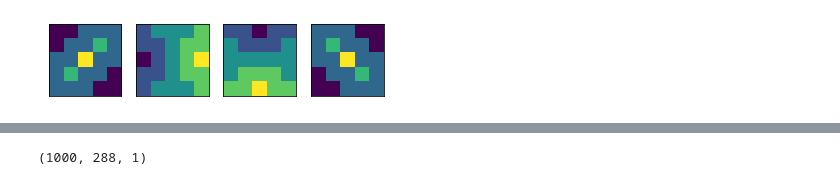
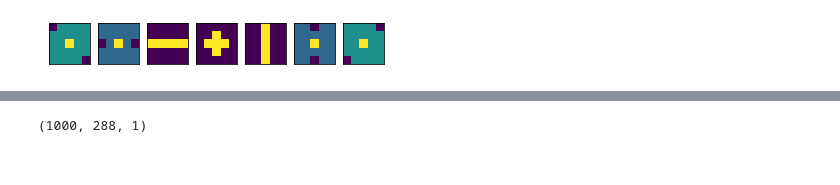
Before and after one commit to 8const/convnet, a Jupyter notebook: clean_simple_one.ipynb, the cells around one changed output, grey strips where cells are left out. Saved outputs shown, nothing was run; the diff lists cells and outputs as text; code cells hidden in the pictures.

Commit message:
trying more kernels

```diff
--- a/clean_simple_one.ipynb
+++ b/clean_simple_one.ipynb
@@ -26,62 +26,59 @@ Y_test = np.load("/home/const/convnet/Y_test.npy")
 # %%
 #these kernals probably suck
 kernels = np.array(
     [
-    np.array([[-1,-1, 0, 0, 0],
-              [-1, 0, 0, 1, 0],
-              [0, 0, 2, 0, 0],
-              [0, 1, 0, 0, -1],
-              [0, 0, 0, -1,-1]]),
+    np.array([[-1,0, 0, 0, 0],
+              [0, 0, 0, 0, 0],
+              [0, 0, 1, 0, 0],
+              [0, 0, 0, 0, 0],
+              [0, 0, 0, 0,-1]]),
 
- #$   np.array([[0, 0, 0, 0, 0],
- #$             [0, 0, 0, 1, 0],
-   #$           [0, 0, 1, 0, 0],
-     #$         [0, 1, 0, 0, 0],
-       #$       [0, 0, 0, 0, 0]]) / 3,
+    np.array([[0, 0, 0, 0, 0],
+              [0, 0, 0, 0, 0],
+              [-0.5, 0,1, 0, -0.5],
+              [0, 0, 0, 0, 0],
+              [0, 0, 0, 0, 0]]),
 
-    np.array([[-1, 0, 0, 0, 1],
-              [-1, -1, 0, 1, 1],
-              [-2,-1,0, 1, 2],
-              [-1, -1, 0, 1, 1],
-              [-1, 0, 0, 0, 1]]),
 
-  #$  np.array([[0, 0, 1, 0, 0],
-    #$          [0, 0, 1, 0, 0],
-      #$        [0, 1, 1, 1, 0],
-        #$      [0, 0, 1, 0, 0],
-          #$    [0, 0, 1, 0, 0]]) / 7,
+    np.array([[0, 0, 0, 0, 0],
+              [0, 0, 0, 0, 0],
+              [1, 1, 1, 1, 1],
+              [0, 0, 0, 0, 0],
+              [0, 0, 0, 0, 0]])/5,
 
-  #$  np.array([[0, 0, 0, 0, 0],
-    #$          [0, 0, 1, 0, 0],
-      #$        [1, 1, 1, 1, 1],
-        #$      [0, 0, 1, 0, 0],
-          #$    [0, 0, 0, 0, 0]]) / 7,
 
-    np.array([[-1, -1, -2, -1, -1],
-              [0, -1, -1, -1, 0],
+    np.array([[0, 0, 0, 0, 0],
+              [0, 0, 1, 0, 0],
+              [0, 1, 1, 1, 0],
+              [0, 0, 1, 0, 0],
+              [0, 0, 0, 0, 0]])/5,
+
+
+    np.array([[0, 0, 1, 0, 0],
+              [0, 0, 1, 0, 0],
+              [0, 0, 1, 0, 0],
+              [0, 0, 1, 0, 0],
+              [0, 0, 1, 0, 0]])/5,
+
+    np.array([[0, 0,-0.5, 0, 0],
               [0, 0, 0, 0, 0],
-              [0, 1, 1, 1, 0],
-              [1, 1, 2, 1,1]]),
+              [0, 0, 1, 0, 0],
+              [0, 0, 0, 0, 0],
+              [0, 0,-0.5, 0, 0]]),
 
-  #$  np.array([[0, 0, 0, 0, 0],
-    #$          [0, 1, 0, 0, 0],
-      #$        [0, 0, 1, 0, 0],
-        #$      [0, 0, 0, 1, 0],
-          #$    [0, 0, 0, 0, 0]]) / 3
-
-    np.array([[0, 0, 0, -1, -1],
-              [0, 1, 0, 0, -1],
-              [0, 0, 2, 0, 0],
-             [-1, 0, 0, 1, 0],
-              [-1, -1, 0, 0, 0]])
+    np.array([[0, 0, 0, 0,-1],
+              [0, 0, 0, 0, 0],
+              [0, 0, 1, 0, 0],
+              [0, 0, 0, 0, 0],
+              [-1,0, 0, 0, 0]])
     ]
 )
 
 figure()
-for i in range(4):
-    subplot(1,4,i+1)
+for i in range(len(kernels)):
+    subplot(1,len(kernels),i+1)
     imshow(kernels[i])
 
 setp(gcf().get_axes(), xticks=[], yticks=[]);
 # %% [output]
-[figure, old version]
+[figure, new version]
```
Also changed, not shown: parts of 5 cells of this notebook.
